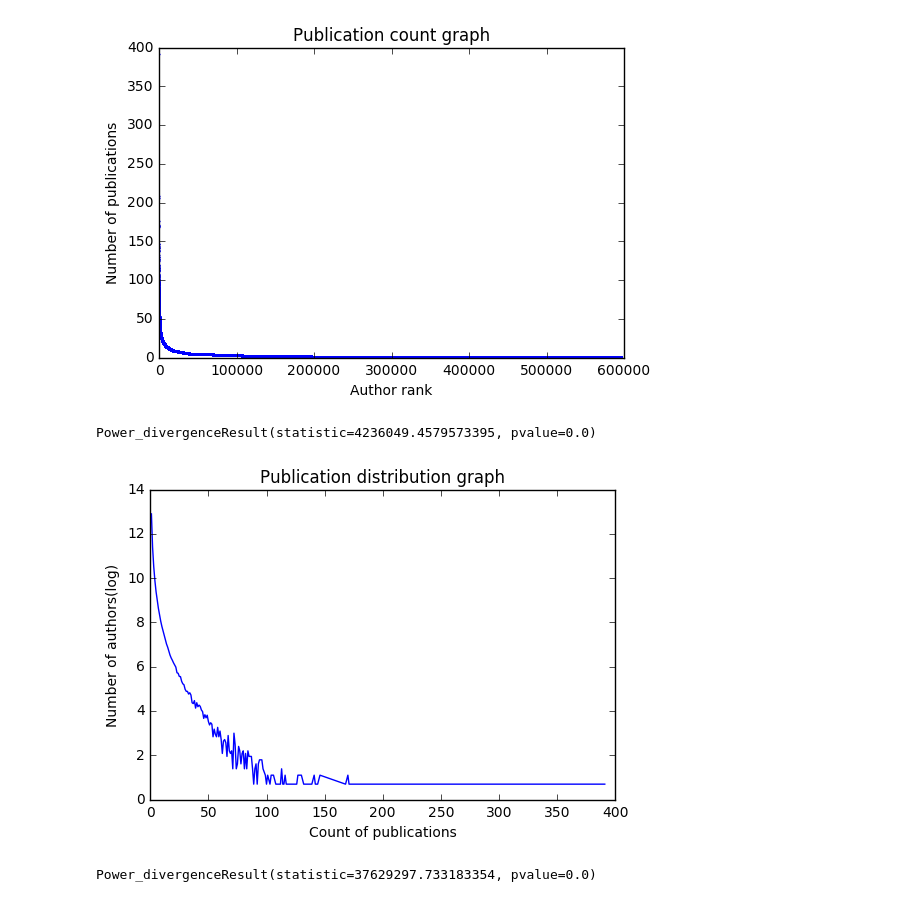
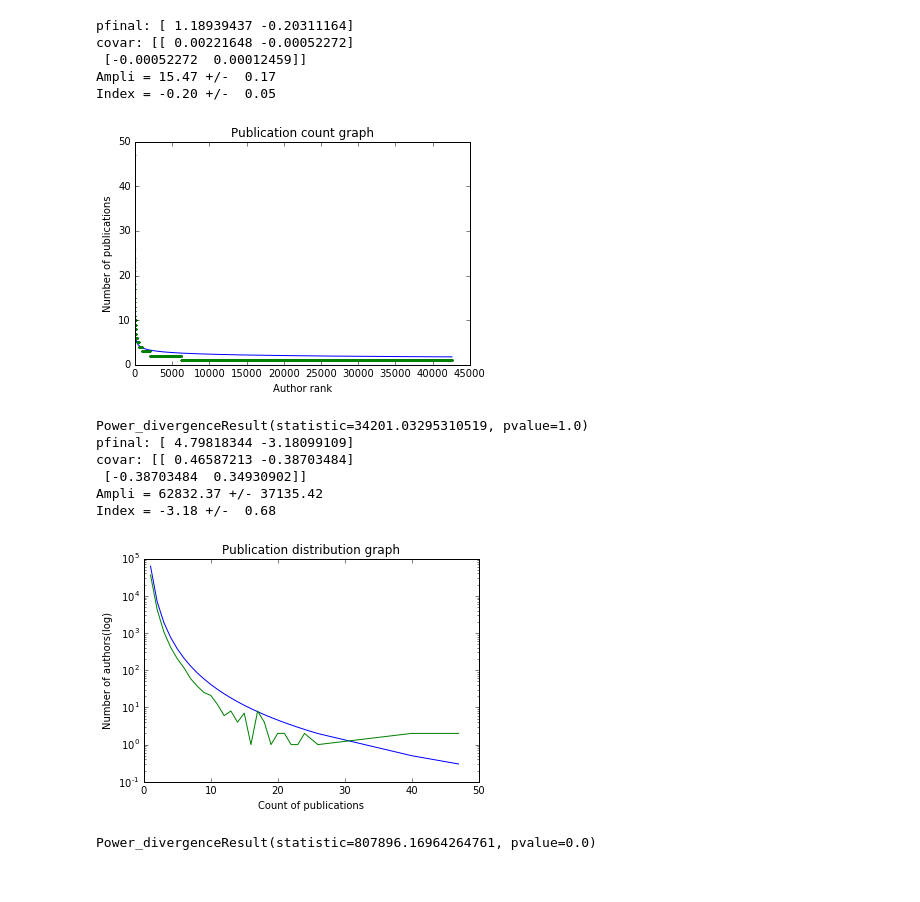
Before and after one commit to generall/citation_analisis, a Jupyter notebook: Distributions.ipynb, the cells around one changed output. Cells and saved outputs as stored; diff of their text form; code cells hidden in the pictures.

```diff
--- a/Distributions.ipynb
+++ b/Distributions.ipynb
@@ -13,6 +48,11 @@ def plot_xy_line(x, y):
     plt.show()
 # %%
-def plot_xy_dot(x, y):
-    plt.plot(x, y, '.', markersize=2)
+def plot_xy_dot(x, y, doFit = False, log=False):
+    if doFit:
+        fit_power_law(x,y, log)
+    if log:
+        plt.semilogy(x, y, '.', markersize=2)
+    else:
+        plt.plot(x, y, '.', markersize=2)
     plt.show()
 # %%
@@ -26,13 +68,13 @@ def convert(data, do):
     else:
         return data
 # %%
-def plot_pairs(pairs, plot_foo, log = False):
+def plot_pairs(pairs, plot_foo, log = False, doFit = False):
     val = [x[1] for x in pairs]
-    plot_foo([x[0] for x in pairs], convert(val, log) )
+    plot_foo([x[0] for x in pairs], val, doFit=doFit, log=log )
     print(power_divergence(val))
 # %%
-def plor_rank(y, plot_foo, log = False):
+def plor_rank(y, plot_foo, log = False, doFit = False):
     val = list(range(0,len(y)))
-    plot_foo(val, convert(y, log) )
+    plot_foo(val, y, doFit=doFit, log=log )
     print(power_divergence(y))
 # %%
@@ -44,5 +86,5 @@ def plot_labels(xlabel, ylabel, title):
     plt.ylabel(ylabel)
     plt.title(title)
 # %%
-coauthorNetwork = CoauthorNetwork.load_with_loader("./data/outputacm.txt", parse_dataset_file);
+coauthorNetwork = CoauthorNetwork.load_with_loader("./data/out_test.txt", parse_dataset_file);
 # %% [output]
@@ -111,21 +183,31 @@ Power_divergenceResult(statistic=35461883.823912933, pvalue=0.0)
 # %%
-def pub_rank(network, log = False):
+def pub_rank(network, log = False, doFit=False):
     r = sorted([len(x) for x in network.author_to_article.values()], reverse=True)
-    plor_rank(r, plot_xy_dot, log = log)
+    plor_rank(r, plot_xy_dot, log = log,doFit=doFit)
 
-def pub_dist(network, log = False):
+def pub_dist(network, log = False, doFit=False):
     r = sorted(Counter([len(x) for x in network.author_to_article.values()]).items(), reverse=True)
-    plot_pairs(r, plot_xy_line, log = log)
+    plot_pairs(r, plot_xy_line, log = log,doFit=doFit)
 
 plot_labels("Author rank", "Number of publications", "Publication count graph")
-pub_rank(coauthorNetwork)
+pub_rank(coauthorNetwork, doFit=True)
 
 
 plot_labels("Count of publications", "Number of authors(log)", "Publication distribution graph")
-pub_dist(coauthorNetwork, log = True)
+pub_dist(coauthorNetwork, log = True, doFit=True)
 # %% [output]
+pfinal: [ 1.18939437 -0.20311164]
+covar: [[ 0.00221648 -0.00052272]
+ [-0.00052272  0.00012459]]
+Ampli = 15.47 +/-  0.17
+Index = -0.20 +/-  0.05
-[figure, old version]
+[figure, new version]
-Power_divergenceResult(statistic=4236049.4579573395, pvalue=0.0)
+Power_divergenceResult(statistic=34201.03295310519, pvalue=1.0)
+pfinal: [ 4.79818344 -3.18099109]
+covar: [[ 0.46587213 -0.38703484]
+ [-0.38703484  0.34930902]]
+Ampli = 62832.37 +/- 37135.42
+Index = -3.18 +/-  0.68
-[figure, old version]
+[figure, new version]
-Power_divergenceResult(statistic=37629297.733183354, pvalue=0.0)
+Power_divergenceResult(statistic=807896.16964264761, pvalue=0.0)
 # %%
```
Also changed, not shown: parts of 13 cells of this notebook, 1 other file.
